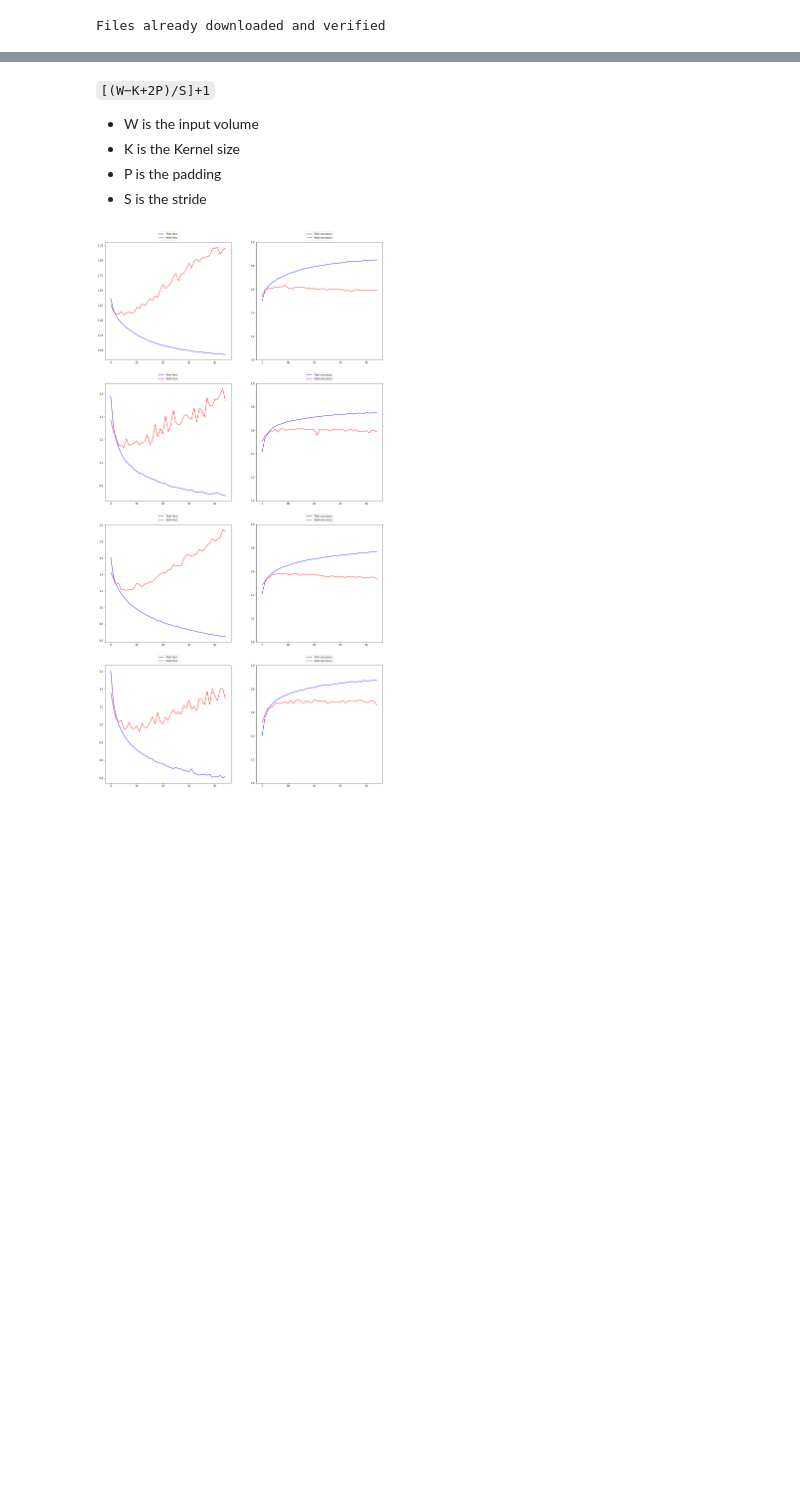
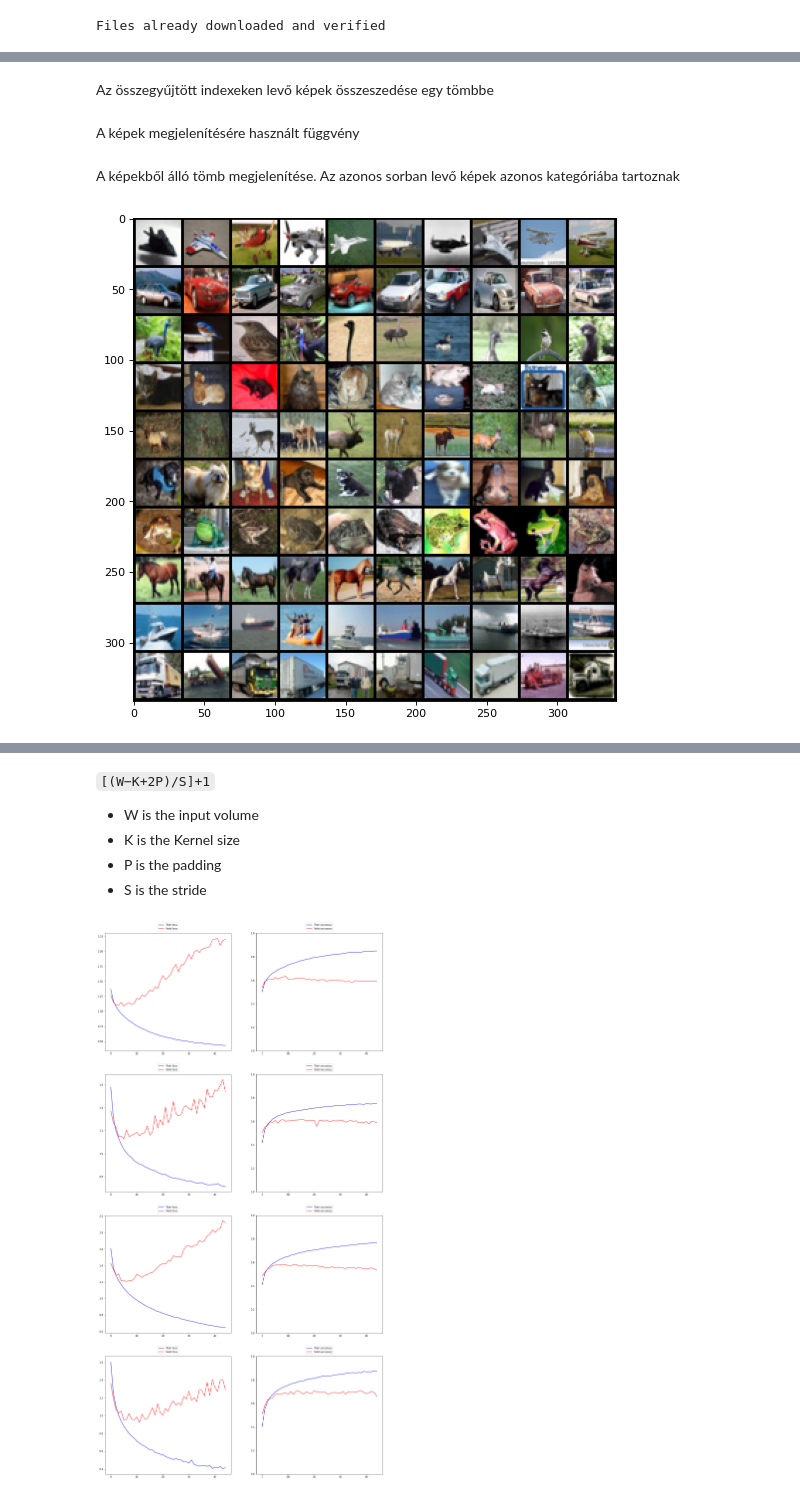
Before and after one commit to versenyi98/CIFAR-10-classsification, a Jupyter notebook: CIFAR-10 Classification.ipynb, the cells around one changed output, grey strips where cells are left out. Cells and saved outputs as stored; diff of their text form; code cells hidden in the pictures; blank space fills up the shorter version.

```diff
--- a/CIFAR-10 Classification.ipynb
+++ b/CIFAR-10 Classification.ipynb
@@ -36,5 +32,4 @@ Download train and test dataset, but it will be mixed and a 3rd group, `validati
 # %%
 transform = transforms.Compose([
-    transforms.ToTensor(),
-    transforms.Normalize((0.5, 0.5, 0.5), (0.5, 0.5, 0.5))
+    transforms.ToTensor()
 ])
@@ -48,0 +68,14 @@ y = [entry[1] for entry in trainset] + [entry[1] for entry in testset]
+# %%
+indices = []
+
+for i in range(10):
+    indices.append([idx for idx, v in enumerate(y) if v == i][:10])
+# %% [markdown]
+Az összegyűjtött indexeken levő képek összeszedése egy tömbbe
+# %%
+images = []
+for i in range(10):
+    for j in indices[i]:
+        images.append(X[j].tolist())
+# %% [markdown]
+A képek megjelenítésére használt függvény
@@ -49 +88,8 @@ y = [entry[1] for entry in trainset] + [entry[1] for entry in testset]
+# %% [markdown]
+A képekből álló tömb megjelenítése. Az azonos sorban levő képek azonos kategóriába tartoznak
+# %%
+tensor = torch.FloatTensor(images)
+imshow(torchvision.utils.make_grid(tensor, nrow = 10))
+# %% [output]
+[figure, added]
 # %% [markdown]
```
Also changed, not shown: parts of 16 cells of this notebook.
